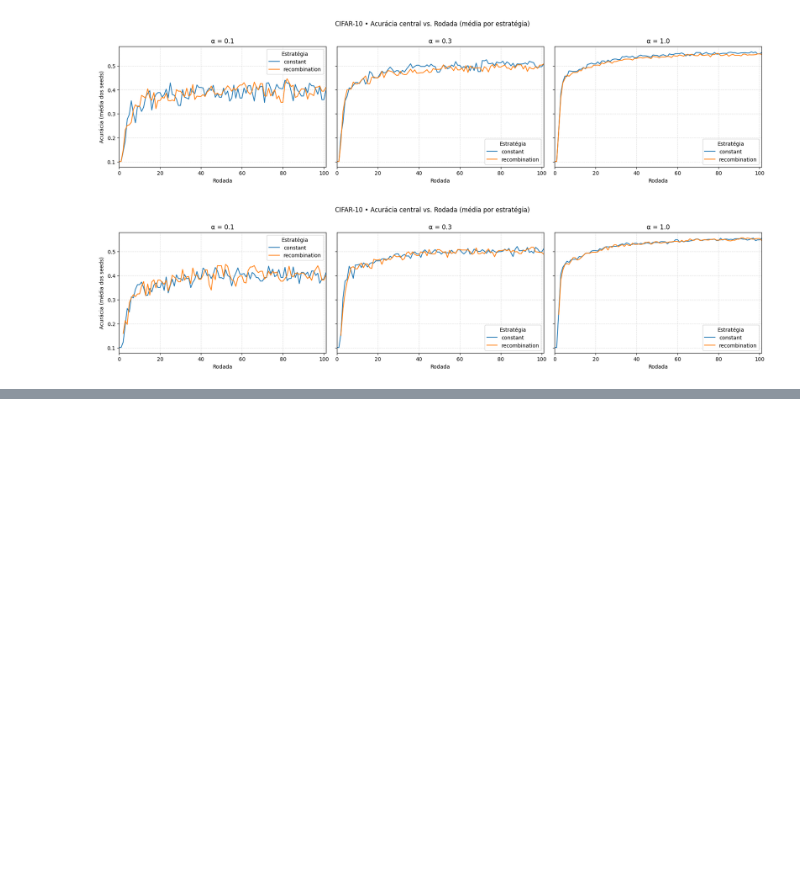
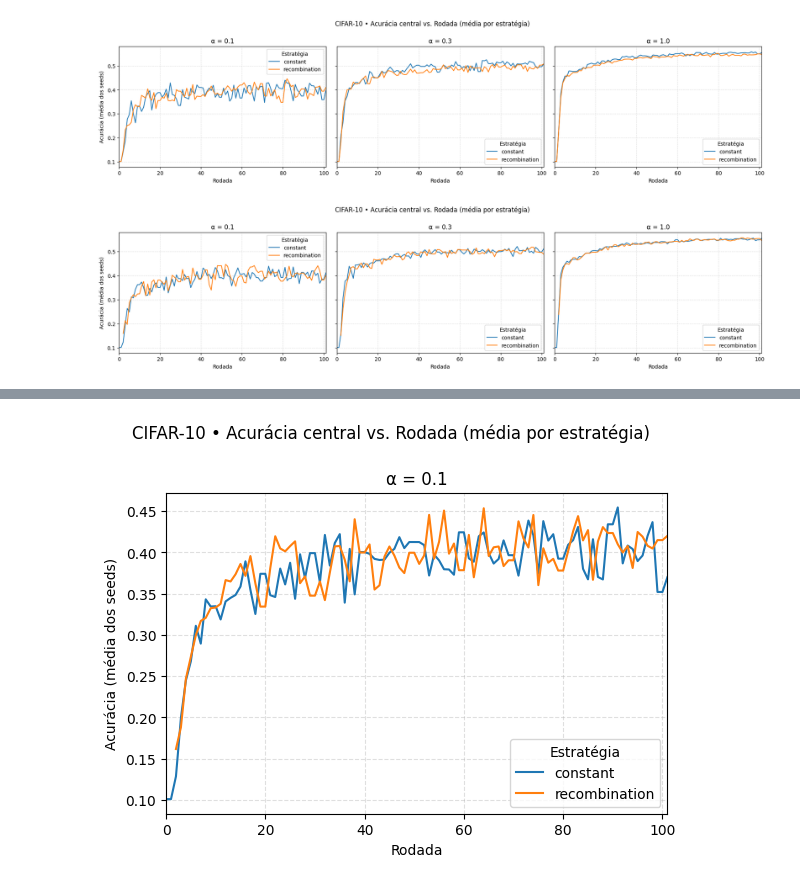
Before and after one commit to RafaelGreg18/tcc-def, a Jupyter notebook: experiments/premotivational/analysis/recombination.ipynb, the cells around one changed output, grey strips where cells are left out. Drawn from its saved outputs; the diff is of its cells as text; code cells hidden in the pictures; blank space fills up the shorter version.

```diff
--- a/experiments/premotivational/analysis/recombination.ipynb
+++ b/experiments/premotivational/analysis/recombination.ipynb
@@ -149,3 +154,6 @@ df_v3 = make_dataframe(rows_v3)
+# %%
+rows_v4 = collect_rows(home_v4)
+df_v4 = make_dataframe(rows_v4)
 # %% [markdown]
 # Graphics
 # %%
@@ -162,0 +175,4 @@ plot_grid(df_v3)
+# %%
+plot_grid(df_v4)
+# %% [output]
+[figure, added]
```
Also changed, not shown: parts of 3 cells of this notebook, 7 other files.
